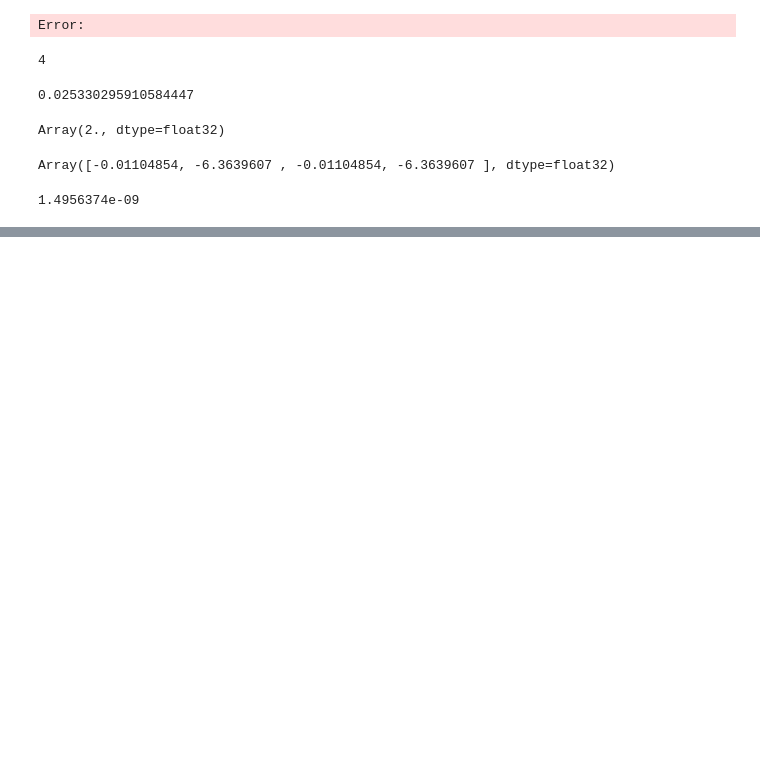
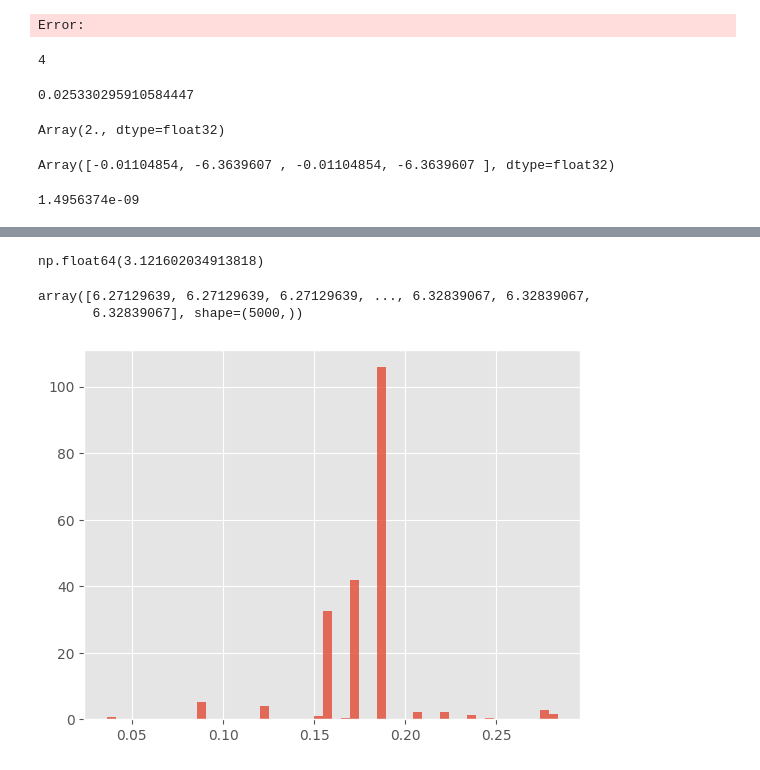
Before and after one commit to abjohnson117/TransportVsMcmcExperiments, a Jupyter notebook: lotka-volterra/lv_test.ipynb, the cells around one changed output, grey strips where cells are left out. Cells and saved outputs as stored; diff of their text form; code cells hidden in the pictures; blank space fills up the shorter version.

```diff
--- a/lotka-volterra/lv_test.ipynb
+++ b/lotka-volterra/lv_test.ipynb
@@ -220,0 +397,6 @@ array([0.03991483, 0.04134147, 0.83194674, 1.0823151 ])
+# %%
+import numpy as np
+import matplotlib.pyplot as plt
+plt.style.use("ggplot")
+# %%
+us_rare = np.load("true_samps/true_us_rare_obs.npy")
@@ -220,0 +425,14 @@ array([0.03991483, 0.04134147, 0.83194674, 1.0823151 ])
+# %%
+np.mean(np.diag(cov))
+# %% [output]
+np.float64(3.121602034913818)
+# %%
+cov[1, :]
+# %% [output]
+array([6.27129639, 6.27129639, 6.27129639, ..., 6.32839067, 6.32839067,
+       6.32839067], shape=(5000,))
+# %%
+plt.hist(np.exp(us_rare)[:,3], bins=50, alpha=0.8, density=True);
+# plt.axvline(u_true[3], c="olive", linewidth=2)
+# %% [output]
+[figure, added]
```
Also changed, not shown: parts of 38 cells of this notebook, 14 other files.
